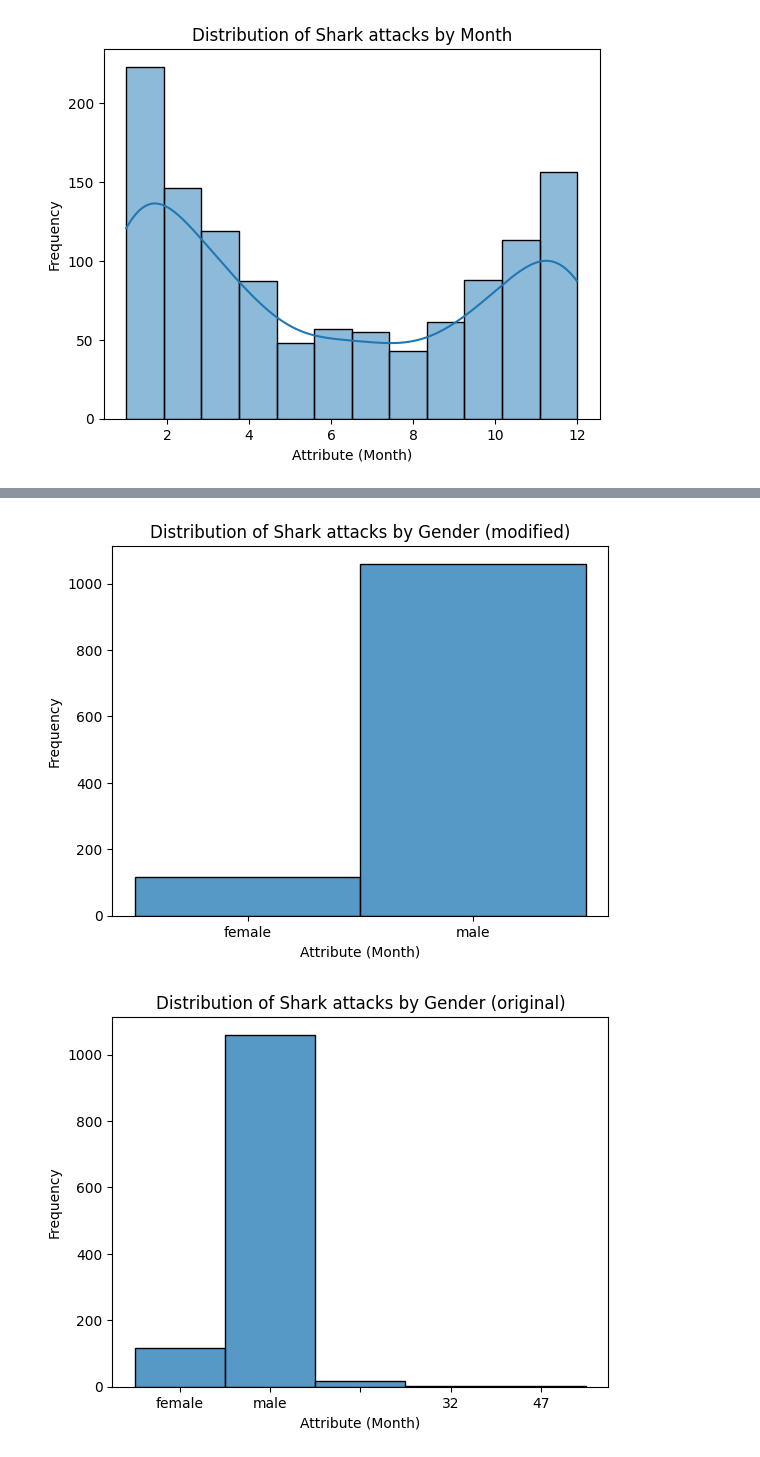
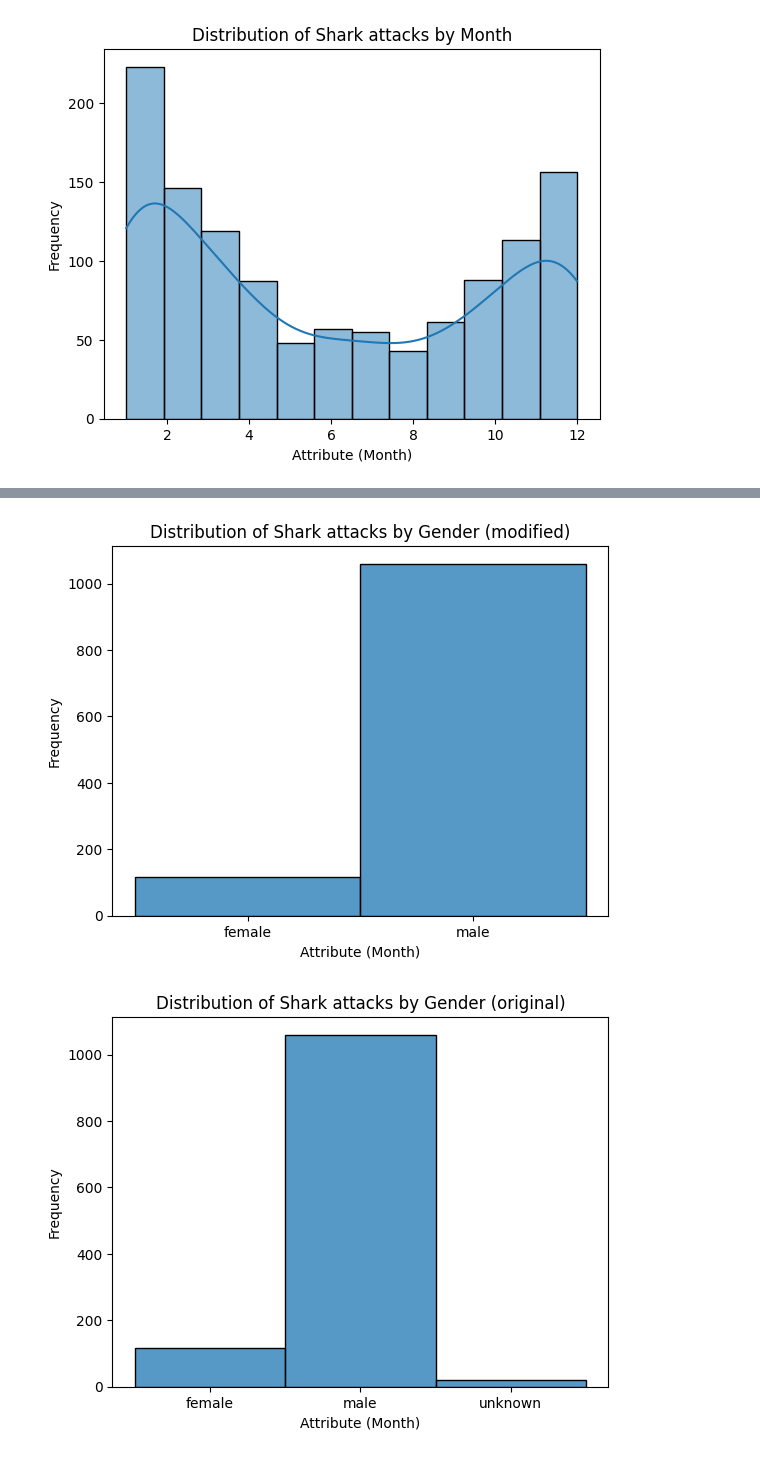
Before and after one commit to Jokas9632/shark-doo-doo, a Jupyter notebook: code/EDA.ipynb, the cells around one changed output, grey strips where cells are left out. Cells and saved outputs as stored; diff of their text form; code cells hidden in the pictures.

Commit message:
fix 'injurylocation' in our data. did EDA as well.

```diff
--- a/code/EDA.ipynb
+++ b/code/EDA.ipynb
@@ -104,10 +102,10 @@ Text(0, 0.5, 'Frequency')
 [figure]
 # %%
 # Convert the 'Month' column to numeric (if not already)
-df_inj["Month"] = pd.to_numeric(df_inj["Month"])
+df_data["Month"] = pd.to_numeric(df_data["Month"])
 
 # Sort the DataFrame by 'Month'
-df_inj_sorted = df_inj.sort_values(by="Month")
+df_inj_sorted = df_data.sort_values(by="Month")
 
 # Plot the distribution
 sns.histplot(df_inj_sorted["Month"], kde=True, bins=12)
@@ -171,22 +169,20 @@ school shark                   1
 Name: count, dtype: int64
 # %%
 # Keep only rows where 'Gender' is 'male' or 'female'
-df_inj_changed = df_inj[df_inj["Gender"].isin(["male", "female"])]
+df_inj_changed = df_data[df_data["Gender"].isin(["male", "female"])]
 
 sns.histplot(df_inj_changed["Gender"], bins=12)
 plt.title("Distribution of Shark attacks by Gender (modified)")
 plt.xlabel("Attribute (Month)")
 plt.ylabel("Frequency")
 plt.show()
 
 
-sns.histplot(df_inj["Gender"], bins=12)
+sns.histplot(df_data["Gender"], bins=12)
 plt.title("Distribution of Shark attacks by Gender (original)")
 plt.xlabel("Attribute (Month)")
 plt.ylabel("Frequency")
 plt.show()
-df_inj[df_inj['Gender'] == ""]
-# we have some data that is MISSING gender
 # %% [output]
 [figure]
-[figure, old version]
+[figure, new version]
```
Also changed, not shown: parts of 10 cells of this notebook, 2 other files.
